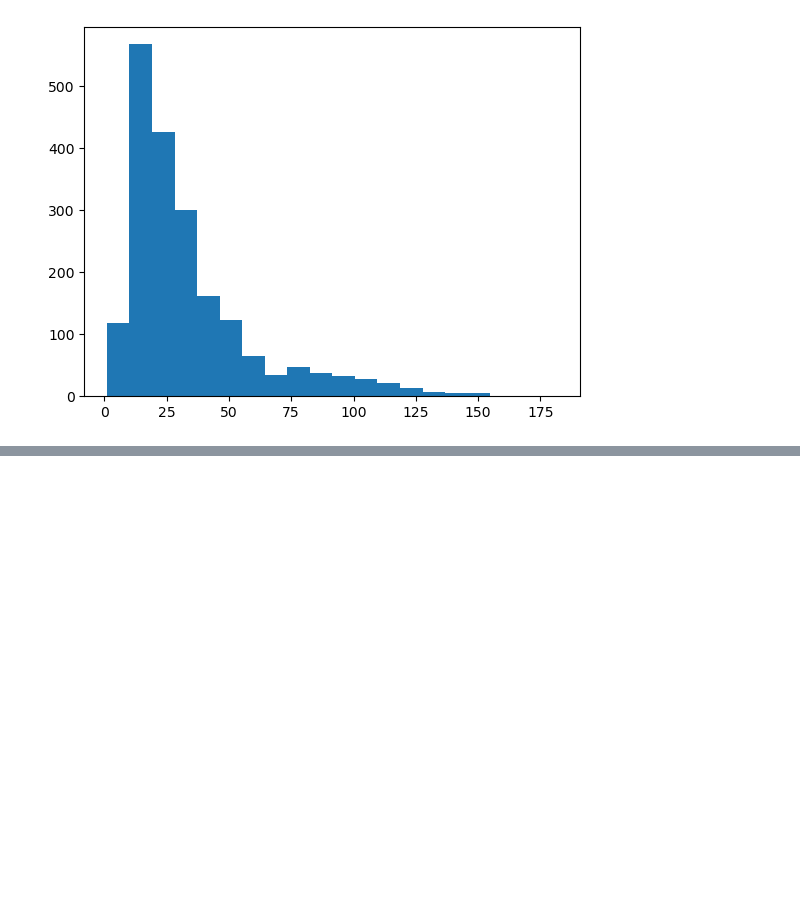
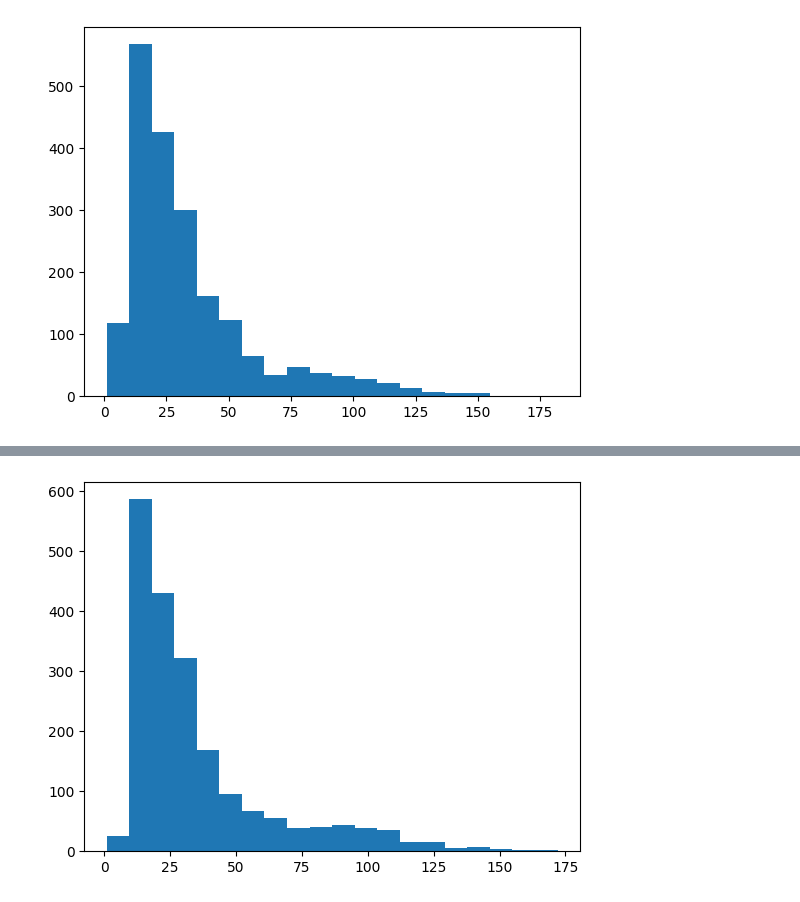
Before and after one commit to dukenguyenxyz/synth_detectives, a Jupyter notebook: src/eda.ipynb, the cells around one changed output, grey strips where cells are left out. Saved outputs shown, nothing was run; the diff lists cells and outputs as text; code cells hidden in the pictures; blank space fills up the shorter version.

```diff
--- a/src/eda.ipynb
+++ b/src/eda.ipynb
@@ -10,8 +31,11 @@ import matplotlib.pyplot as plt
 # %%
 train_dataset = load_dataset('../dataset/training.json', test=True)
 val_dataset = load_dataset('../dataset/validation_data.json', test=False)
+test_dataset = load_dataset('../dataset/test_data.json', test=False)
+
 train_dataset['word_count'] = train_dataset.apply(get_text_len, axis=1)
 val_dataset['word_count'] = val_dataset.apply(get_text_len, axis=1)
+test_dataset['word_count'] = test_dataset.apply(get_text_len, axis=1)
 # %% [markdown]
 **Dataframe Head**
 # %%
@@ -114,0 +147,5 @@ plot_word_cloud(val_dataset)
+# %%
+plt.hist(test_dataset['word_count'], bins = 20)
+plt.show()
+# %% [output]
+[figure, added]
```
Also changed, not shown: parts of 11 cells of this notebook, 1 other file.
